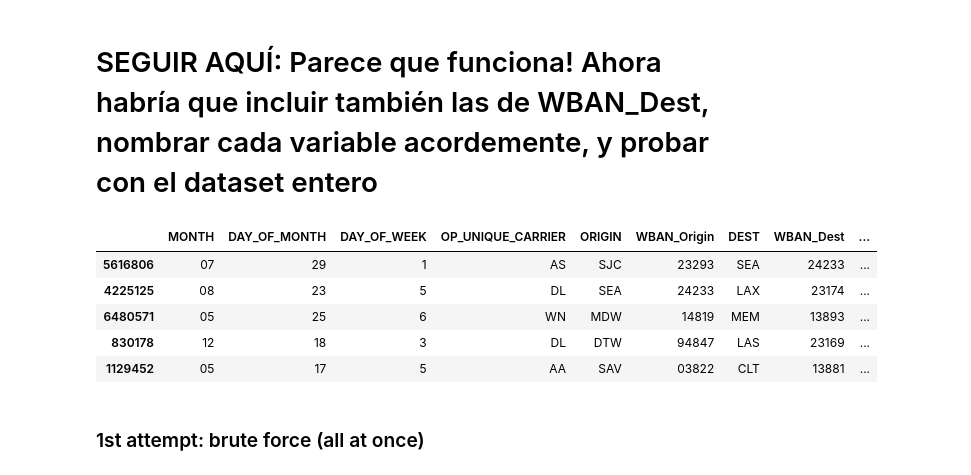
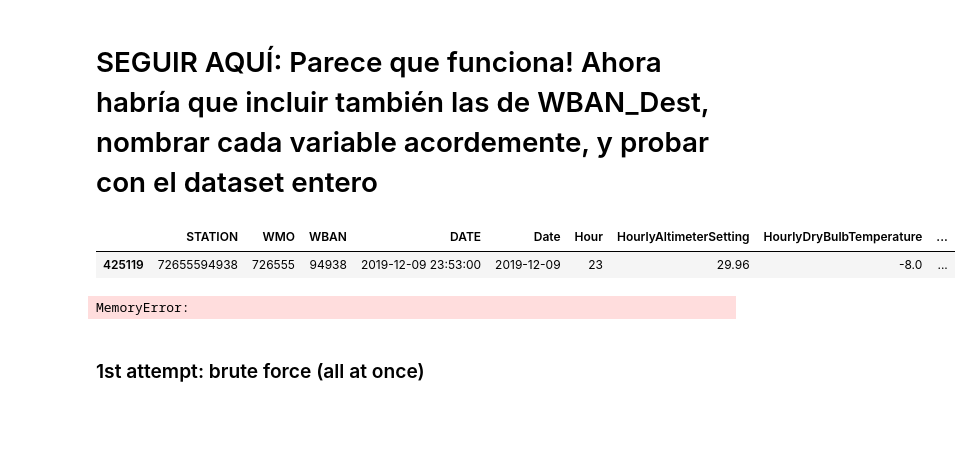
Before and after one commit to malonsol/TFM_KSchool, a Jupyter notebook: EDA/DELAY/OTP_LCD.ipynb, the cells around one changed output. Drawn from its saved outputs; the diff is of its cells as text; code cells hidden in the pictures; blank space fills up the shorter version.

```diff
--- a/EDA/DELAY/OTP_LCD.ipynb
+++ b/EDA/DELAY/OTP_LCD.ipynb
@@ -183,23 +190,23 @@ for d in ['MONTH', 'DAY_OF_MONTH']:
     OTP[d] = OTP[d].apply(lambda x: ('0'+x) if len(x)==1 else x)
 # %% [markdown]
 # SEGUIR AQUÍ: Parece que funciona! Ahora habría que incluir también las de WBAN_Dest, nombrar cada variable acordemente, y probar con el dataset entero
+# %%
+LCD.sample(1)
+# %% [output]
+|  | STATION | WMO | WBAN | DATE | Date | Hour | HourlyAltimeterSetting | HourlyDryBulbTemperature | ... |
+| 425119 | 72655594938 | 726555 | 94938 | 2019-12-09 23:53:00 | 2019-12-09 | 23 | 29.96 | -8.0 | ... |
 # %%
 LCD_original_cols = LCD.columns
 # Origin merge:
-LCD.columns[:-1] = LCD_original_cols[:-1].map(lambda x: str(x) + '_Origin')
+LCD.columns = LCD_original_cols.map(lambda x: str(x) + '_Origin')
 OTP_id_Origin = OTP['WBAN_Origin'] + '_' + '2019-' + OTP['MONTH'] + '-' + OTP['DAY_OF_MONTH'] + '_' + OTP['DEP_TIME_hour']
-OTP['LCD_id'] = OTP_id_Origin
-OTP_LCD_Origin = OTP.merge(LCD, how='inner', on='LCD_id')
+OTP['LCD_id_Origin'] = OTP_id_Origin
+OTP_LCD_Origin = OTP.merge(LCD, how='inner', left_on='LCD_id_Origin', right_on='LCD_id')
 
 # Dest merge:
-LCD.columns[:-1] = LCD_original_cols[:-1].map(lambda x: str(x) + '_Dest')
+LCD.columns = LCD_original_cols.map(lambda x: str(x) + '_Dest')
 OTP_id_Dest = OTP['WBAN_Dest'] + '_' + '2019-' + OTP['MONTH'] + '-' + OTP['DAY_OF_MONTH'] + '_' + OTP['ARR_TIME_hour']
-OTP['LCD_id'] = OTP_id_Dest
-OTP_LCD = OTP_LCD_Origin.merge(LCD, how='inner', on='LCD_id')
+OTP_LCD_Origin['LCD_id_Dest'] = OTP_id_Dest
+OTP_LCD = OTP_LCD_Origin.merge(LCD, how='inner', left_on='LCD_id_Dest', right_on='LCD_id')
 # %% [output]
-|  | MONTH | DAY_OF_MONTH | DAY_OF_WEEK | OP_UNIQUE_CARRIER | ORIGIN | WBAN_Origin | DEST | WBAN_Dest | ... |
-| 5616806 | 07 | 29 | 1 | AS | SJC | 23293 | SEA | 24233 | ... |
-| 4225125 | 08 | 23 | 5 | DL | SEA | 24233 | LAX | 23174 | ... |
-| 6480571 | 05 | 25 | 6 | WN | MDW | 14819 | MEM | 13893 | ... |
-| 830178 | 12 | 18 | 3 | DL | DTW | 94847 | LAS | 23169 | ... |
-| 1129452 | 05 | 17 | 5 | AA | SAV | 03822 | CLT | 13881 | ... |
+MemoryError:
```
Also changed, not shown: parts of 3 cells of this notebook.
